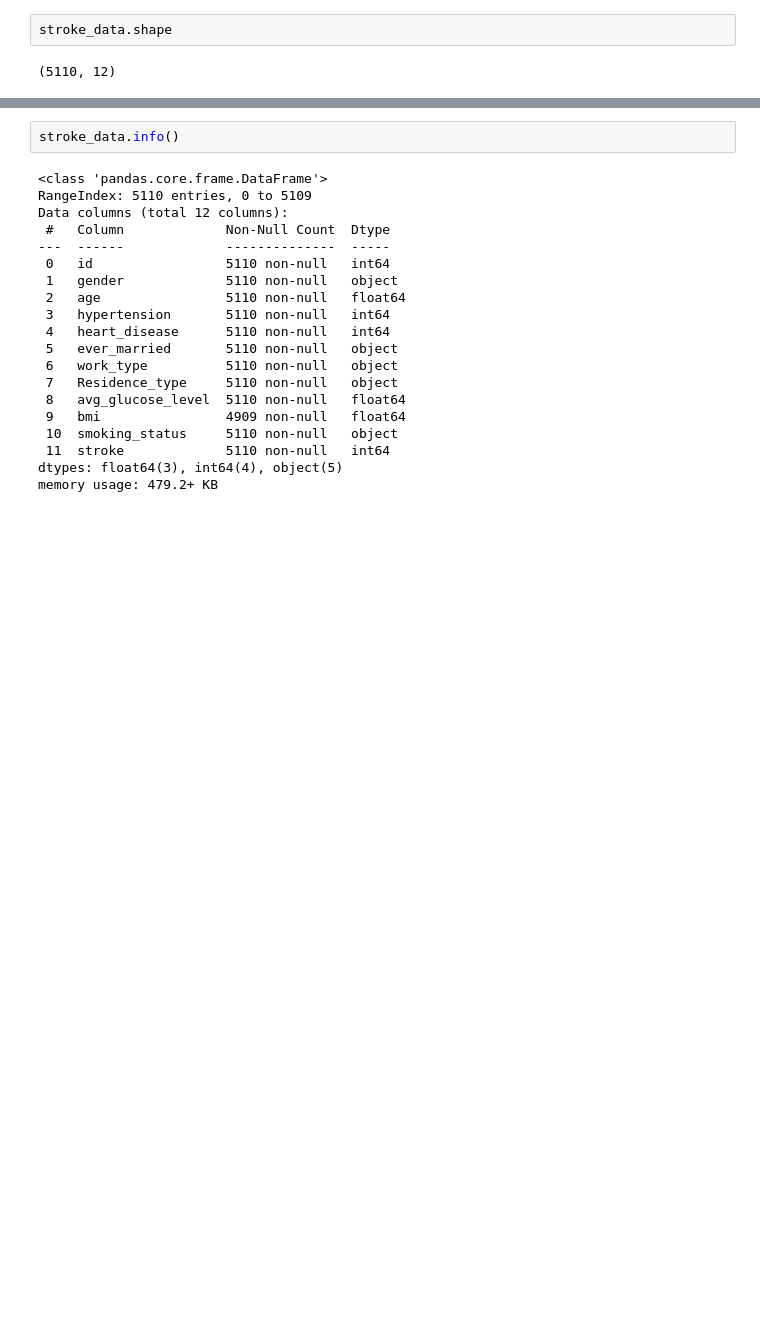
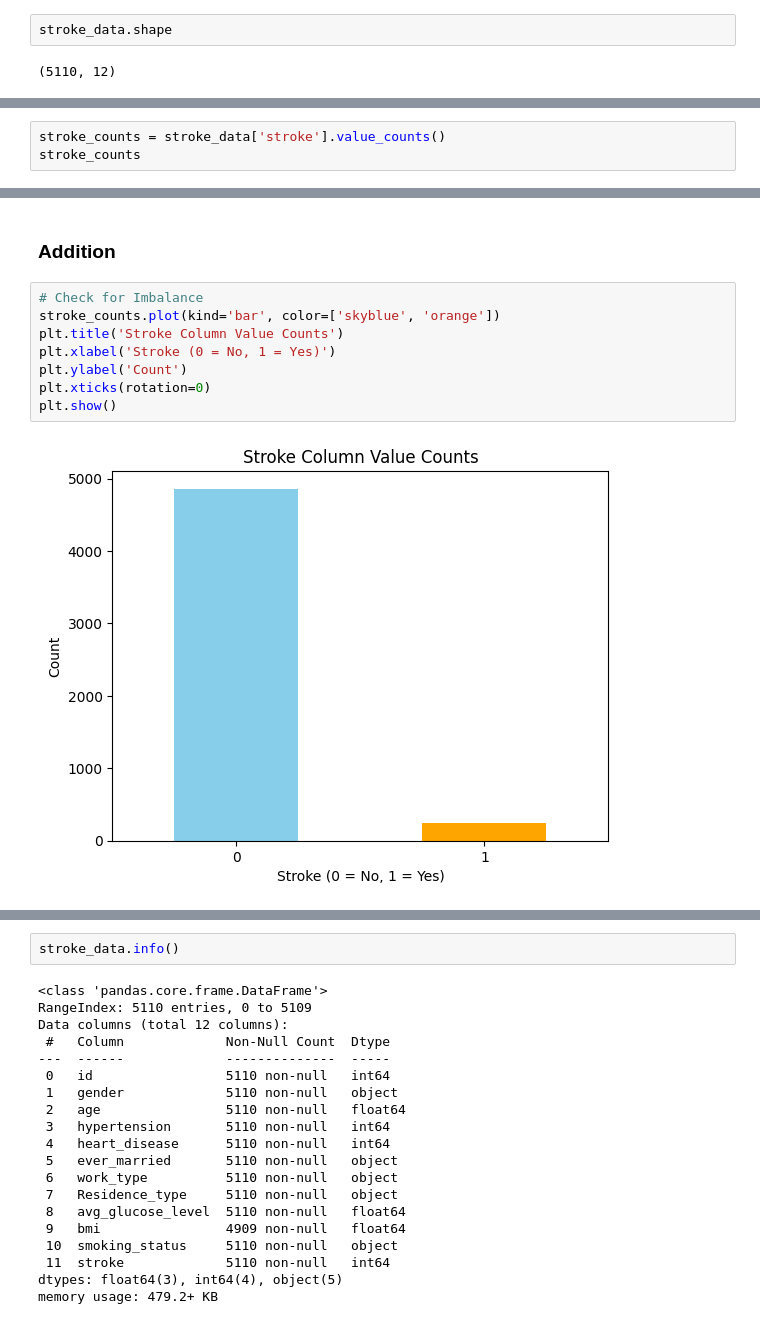
Before and after one commit to kwangloc/DataCamp2024-VNUK, a Jupyter notebook: 2_Local_DataCamp_EDA_Basics.ipynb, the cells around one changed output, grey strips where cells are left out. Cells and saved outputs as stored; diff of their text form; blank space fills up the shorter version.

```diff
--- a/2_Local_DataCamp_EDA_Basics.ipynb
+++ b/2_Local_DataCamp_EDA_Basics.ipynb
@@ -84,0 +93,3 @@ stroke_data.head(10)
+# %%
+stroke_counts = stroke_data['stroke'].value_counts()
+stroke_counts
@@ -84,0 +109,12 @@ stroke_data.head(10)
+# %% [markdown]
+### Addition
+# %%
+# Check for Imbalance
+stroke_counts.plot(kind='bar', color=['skyblue', 'orange'])
+plt.title('Stroke Column Value Counts')
+plt.xlabel('Stroke (0 = No, 1 = Yes)')
+plt.ylabel('Count')
+plt.xticks(rotation=0)
+plt.show()
+# %% [output]
+[figure, added]
```
Also changed, not shown: parts of 110 cells of this notebook.
